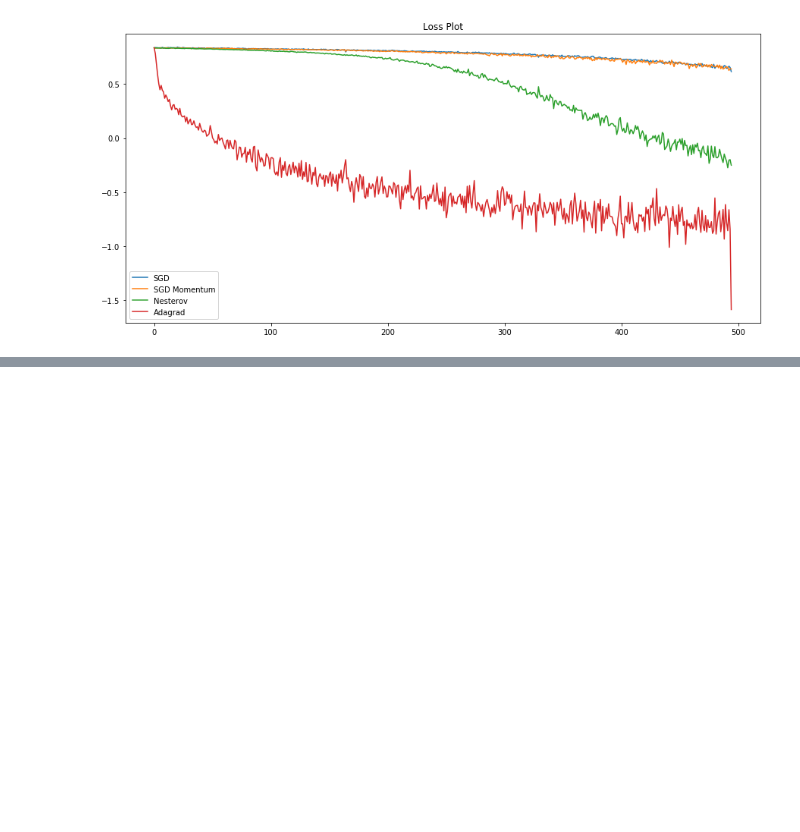
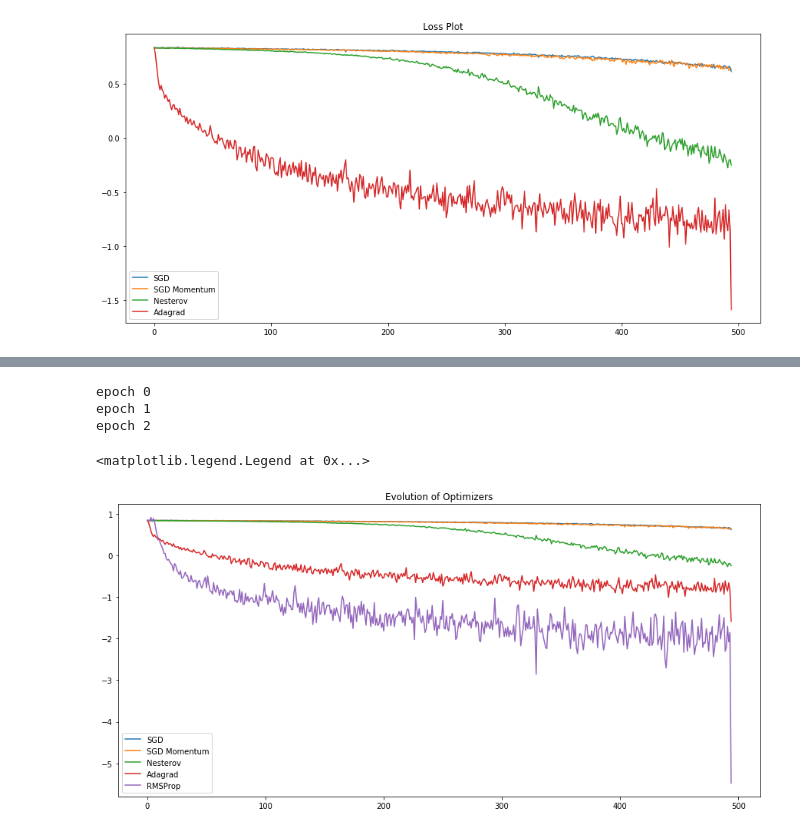
Before and after one commit to KeremTurgutlu/deeplearning, a Jupyter notebook: Exploring Optimizers.ipynb, the cells around one changed output, grey strips where cells are left out. Saved outputs shown, nothing was run; the diff lists cells and outputs as text; code cells hidden in the pictures; blank space fills up the shorter version.

```diff
--- a/Exploring Optimizers.ipynb
+++ b/Exploring Optimizers.ipynb
@@ -408,0 +421,72 @@ plt.legend(('SGD', 'SGD Momentum', 'Nesterov', 'Adagrad'))
+# %%
+###Algorithm
+grad_squared = 0
+rho = 0.9 # param for exponential smoothing on grad squares
+for i in range(epochs):
+    shuffled = np.random.shuffle(data)
+    for batch in get.batch(shuffled, bs):
+        grads = compute.grads(batch, weight, loss_func)
+        grads_sqaured = rho*(grad_squared) + (1 - rho)*(grad*grad)
+        params -= lr*(grads / (np.sqrt(grads_squared) + noise))
+# %%
+### init architecture
+snet = SimpleNet([784, 100, 100, 10])
+
+### get weight, bias objects
+wbs = [(lin.weight, lin.bias) for lin in snet.linears]
+
+### keep track of training loss
+losses = []
+
+###params
+lr = 1e-3
+grads_squared = [[torch.zeros(wb[0].size()), torch.zeros(wb[1].size())] for wb in wbs]
+noise = 1e-8
+rho = 0.9
+epochs = 3
+
+### Training
+for epoch in range(epochs):
+    print(f'epoch {epoch}')
+    for i, batch in enumerate(data_dl):
+        inputs, labels = batch
+        inputs, labels = Variable(inputs), Variable(labels)
+        outputs = snet(inputs)
+
+        # compute loss and gradients
+        loss = criterion(outputs, labels.squeeze(-1))
+        losses.append(loss)
+        loss.backward()
+
+        # update weights
+        for i, wb in enumerate(wbs):
+            w = wb[0]
+            b = wb[1]
+
+            w.data -= lr*w.grad.data / torch.sqrt(grads_squared[i][0] + noise)
+            b.data -= lr*b.grad.data / torch.sqrt(grads_squared[i][1] + noise)
+
+            grads_squared[i][0] = rho*grads_squared[i][0] + (1-rho)*w.grad.data*w.grad.data
+            grads_squared[i][1] = rho*grads_squared[i][1] + (1-rho)*b.grad.data*b.grad.data
+
+            # zero the gradients
+            w.grad.data.zero_()
+            b.grad.data.zero_()
+# %% [output]
+epoch 0
+epoch 1
+epoch 2
+# %%
+rmsprop_losses_ = [(l.data.numpy()[0]) for l in losses]
+rmsprop_log_losses_ = [np.log(l) for l in rmsprop_losses_]
+# %%
+plt.plot(sgd_log_losses_)
+plt.plot(sgdmom_log_losses_)
+plt.plot(nesterov_log_losses_)
+plt.plot(adagrad_log_losses_)
+plt.plot(rmsprop_log_losses_)
+title = plt.title("Evolution of Optimizers")
+plt.legend(('SGD', 'SGD Momentum', 'Nesterov', 'Adagrad', 'RMSProp'))
+# %% [output]
+<matplotlib.legend.Legend at 0x...>
+[figure, added]
```
Also changed, not shown: parts of 10 cells of this notebook.
